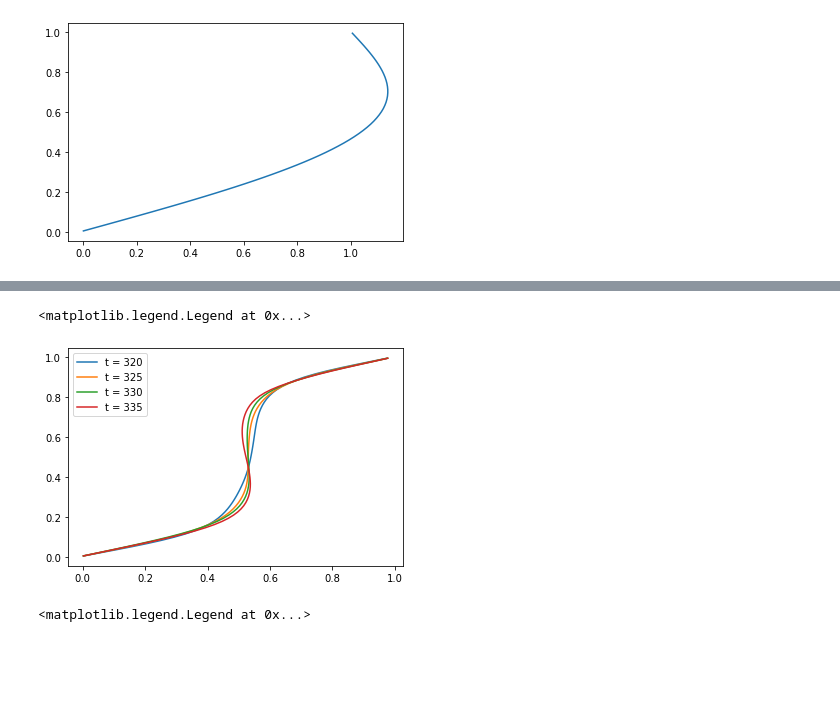
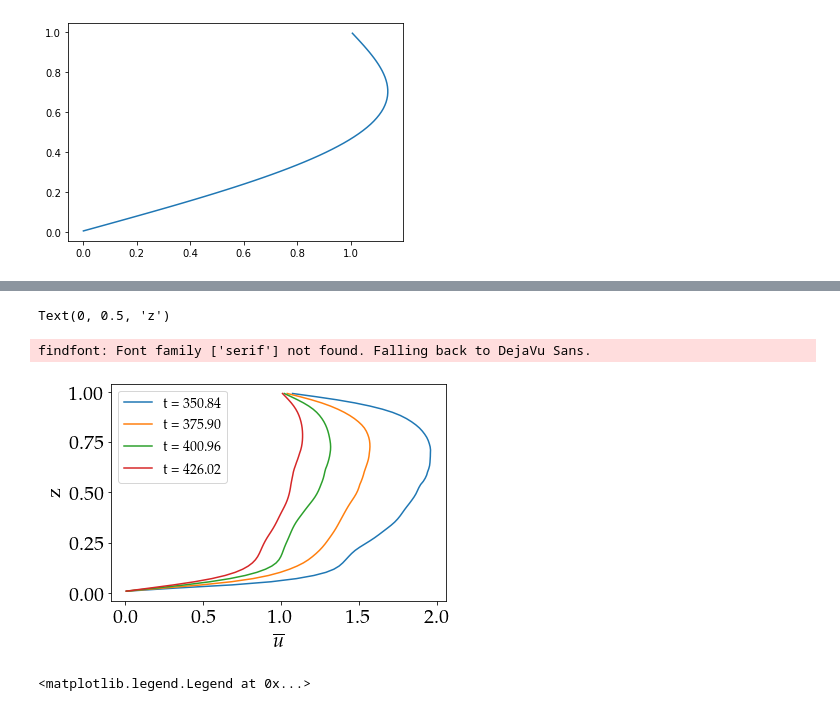
Before and after one commit to DeikeLab/jiarongw-postprocessing, a Jupyter notebook: turbulence/turbulence.ipynb, the cells around one changed output, grey strips where cells are left out. Cells and saved outputs as stored; diff of their text form; code cells hidden in the pictures; blank space fills up the shorter version.

```diff
--- a/turbulence/turbulence.ipynb
+++ b/turbulence/turbulence.ipynb
@@ -46,11 +49,10 @@ rc('text', usetex=True)
 # %%
 # Test plotting fluctuation
-# Where is the colorbar? fieldmax and min?
 os.chdir('/home/jiarong/research/projects/turbulence/preliminary_cluster/test2_stopforcing')
-filename = './field_direct%g' % 182
+filename = './field_direct%g' % 140
 field = readin(filename)
 grid = (4, 4)
-fig1, ax1 = plt.subplots(ncols=grid[1], nrows=grid[0], figsize = [30,25])
+fig1, ax1 = plt.subplots(ncols=grid[1], nrows=grid[0], figsize = [35,30])
 ax = ax1.flatten()
 field = field.sort_values(by = ['y'])
 slicer = Slicing(field, dimension = 3)
@@ -60,7 +62,7 @@ for i, y in enumerate(y_set):
     if (i<16) :
         slicer.slice_plot(ax[i], 'y', y, header = 'u.x', fluc = True, fixedrange = [-0.6, 0.6], plotscatter = False)
         (aver,fluc,number) = slicer.statistics('y', y, header = 'u.x')
-        ax[i].set_title('y = %g' %y + r' $\bar{u}$ = %g' %aver)
+        ax[i].set_title('y = %1.2E' %y + r'   $\bar{u}$ = %1.2E' %aver)
 # %% [output]
 A value is trying to be set on a copy of a slice from a DataFrame.
 Try using .loc[row_indexer,col_indexer] = value instead
@@ -70,0 +73,22 @@ See the caveats in the documentation: http://pandas.pydata.org/pandas-docs/stabl
+# %%
+# Test plotting fluctuation
+# Compare the time evolution
+os.chdir('/home/jiarong/research/projects/turbulence/preliminary_cluster/test2_stopforcing')
+grid = (4, 4)
+fig1, ax1 = plt.subplots(ncols=grid[1], nrows=grid[0], figsize = [35,30])
+ax = ax1.flatten()
+
+line = 0
+for j in tqdm(range(140, 180, 10)):
+    filename = './field_direct%g' % j
+    field = readin(filename)
+    field = field.sort_values(by = ['y'])
+    slicer = Slicing(field, dimension = 3)
+    slicer.get_grid_set('y')
+    y_set = slicer.grid_set
+    for i, y in enumerate(y_set):
+        if (i<4) :
+            slicer.slice_plot(ax[i+line], 'y', y, header = 'u.x', fluc = True, fixedrange = [-0.6, 0.6], plotscatter = False)
+            (aver,fluc,number) = slicer.statistics('y', y, header = 'u.x')
+            ax[i+line].set_title('y = %1.2E' %y + r'   $\bar{u}$ = %1.2E' %aver)
+    line +=4
@@ -71,24 +97,29 @@ See the caveats in the documentation: http://pandas.pydata.org/pandas-docs/stabl
 # %%
-os.chdir('/home/jiarong/research/projects/turbulence/preliminary_cluster/stopforcing_restore')
-ts = np.arange(320, 340, 5)
+# Plot averaged profile
+os.chdir('/home/jiarong/research/projects/turbulence/preliminary_cluster/test2_stopforcing')
+ts = np.arange(140, 180, 10)
 def get_yset(data):
     sample = data.drop_duplicates('y')
     y_set = sample.loc[sample.y > 0].y
     return y_set
 for i,t in enumerate(ts):
     filename = './field_direct%g' % t
     field = readin(filename)
     field = field.sort_values(by = ['y'])
     slicer = Slicing(field, dimension = 3)
     y_pos = get_yset(field)
     ux_aver = np.zeros(len(y_pos))
     for j, y in enumerate(y_pos):
         ux_aver[j], fluc, number = slicer.statistics('y', y, header = 'u.x')
-    plt.plot(ux_aver, y_pos, label = "t = %g" %t)
-plt.legend()
+    # Dure to previous wrong way of scaling the time
+    plt.plot(ux_aver, y_pos, label = "t = %.2f" %(t*(2*3.14)**0.5))
+plt.legend(fontsize = 14)
+plt.xlabel(r'$\overline u$')
+plt.ylabel('z')
 # %% [output]
-<matplotlib.legend.Legend at 0x...>
+Text(0, 0.5, 'z')
+findfont: Font family ['serif'] not found. Falling back to DejaVu Sans.
-[figure, old version]
+[figure, new version]
 # %%
 os.chdir('/home/jiarong/research/projects/turbulence/preliminary_cluster/RE_compare/RE4000start10end250')
 ts = np.arange(250, 350, 10)
```
Also changed, not shown: parts of 4 cells of this notebook, 3 other files.
